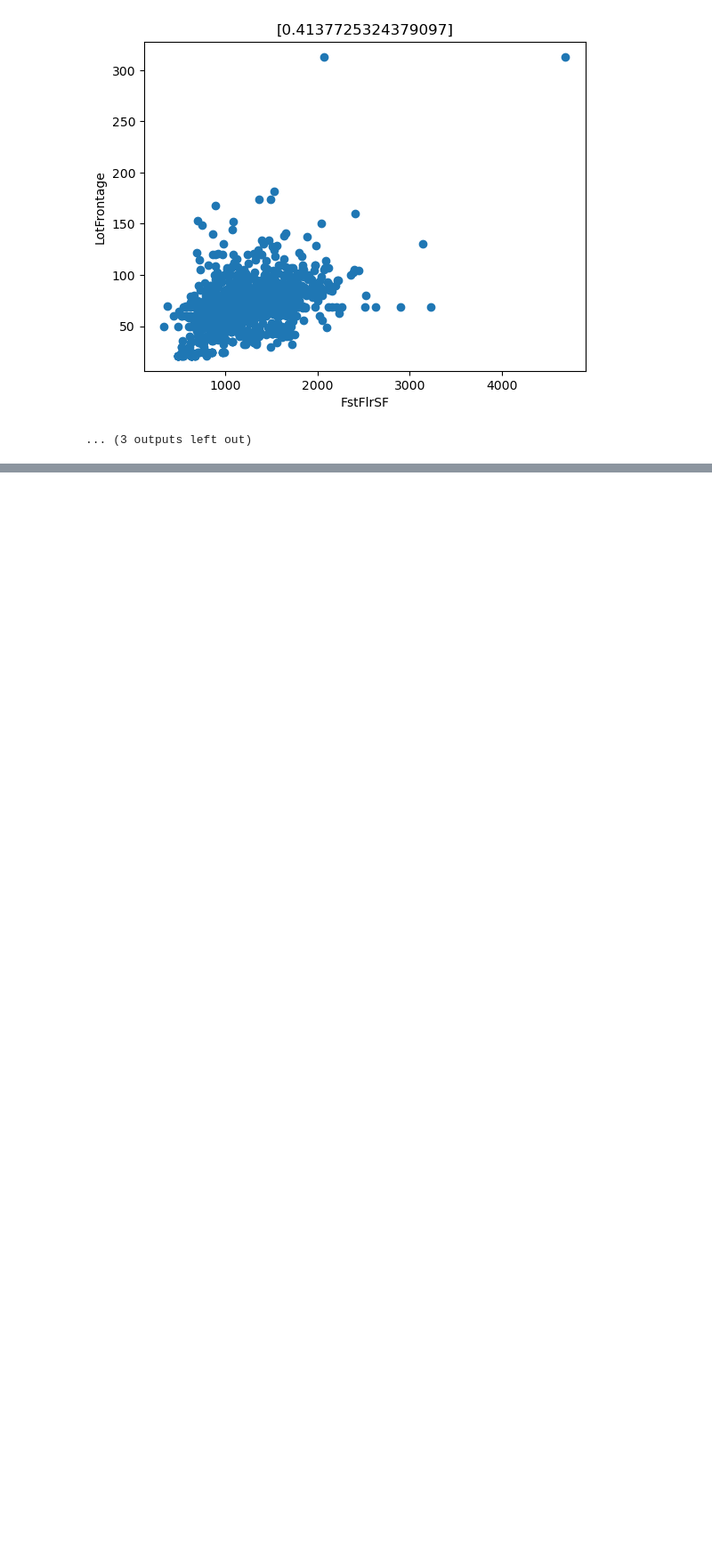
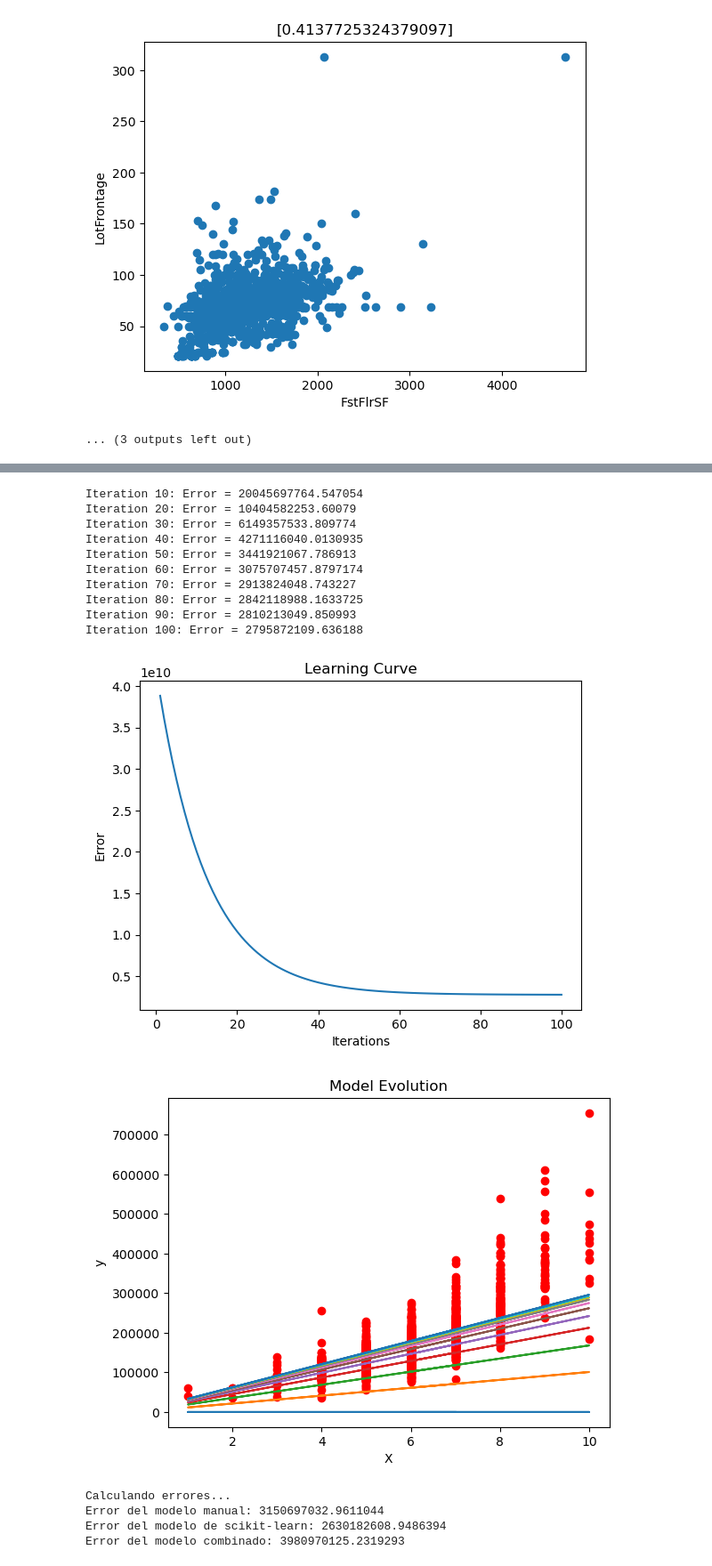
Before and after one commit to dihego2402/ASfifds, a Jupyter notebook: Proyecto.ipynb, the cells around one changed output, grey strips where cells are left out. Shown: that part at 89% size. Cells and saved outputs as stored; diff of their text form; code cells hidden in the pictures; blank space fills up the shorter version.

```diff
--- a/Proyecto.ipynb
+++ b/Proyecto.ipynb
@@ -160,3 +155,13 @@ Dividiendo datos en entrenamiento y validación...
+# %%
+tamano_total = len(df_ma)
+porcentaje_entrenamiento = 0.8
+
+# Calcular el índice para dividir datos
+indice_div = int(tamano_total * porcentaje_entrenamiento)
+
+# Dividir los datos en conjunto de entrenamiento y testing
+data_entre = dataset[:indice_div, :]
+data_val = dataset[indice_div:, :]
 # %%
 print("Dimensiones del conjunto de entrenamiento:", data_entre.shape)
 print("Dimensiones del conjunto de validación/pruebas:", data_val.shape)
@@ -564,0 +376,56 @@ Conclusión: El modelo de Scikit-learn es el mejor.
+# %%
+X_train = df_tr['OverallQual'].values
+y_train = df_tr['SalePrice'].values
+
+X = df_val['OverallQual'].values
+y_test = df_val['SalePrice'].values
+
+lr_comparison = LinearRegression(alpha=0.001, epochs=100, print_error_each=10)
+
+lr_comparison.train_manual_model(X_train, y_train)
+
+lr_comparison.plot_learning_curve()
+
+lr_comparison.plot_model_evolution(X_train, y_train, n=10)
+
+lr_comparison.train_sklearn_model(X_train, y_train)
+
+manual_preds, sklearn_preds, combined_preds = lr_comparison.predict_combined(X_test)
+
+print("Calculando errores...")
+error_manual = lr_comparison._calculate_error(y_val, manual_preds[-1])
+error_sklearn = lr_comparison._calculate_error(y_val, sklearn_preds)
+error_combined = lr_comparison._calculate_error(y_val, combined_preds)
+
+print(f"Error del modelo manual: {error_manual}")
+print(f"Error del modelo de scikit-learn: {error_sklearn}")
+print(f"Error del modelo combinado: {error_combined}")
+
+plt.bar(['Manual', 'Sklearn', 'Combined'], [error_manual, error_sklearn, error_combined])
+plt.title('Errors')
+plt.ylabel('MSE')
+plt.show()
+
+if error_manual < error_sklearn and error_manual < error_combined:
+    print("Conclusión: El modelo manual es el mejor.")
+elif error_sklearn < error_manual and error_sklearn < error_combined:
+    print("Conclusión: El modelo de Scikit-learn es el mejor.")
+else:
+    print("Conclusión: El modelo comvinado es el mejor.")
+# %% [output]
+Iteration 10: Error = 20045697764.547054
+Iteration 20: Error = 10404582253.60079
+Iteration 30: Error = 6149357533.809774
+Iteration 40: Error = 4271116040.0130935
+Iteration 50: Error = 3441921067.786913
+Iteration 60: Error = 3075707457.8797174
+Iteration 70: Error = 2913824048.743227
+Iteration 80: Error = 2842118988.1633725
+Iteration 90: Error = 2810213049.850993
+Iteration 100: Error = 2795872109.636188
+[figure, added]
+[figure, added]
+Calculando errores...
+Error del modelo manual: 3150697032.9611044
+Error del modelo de scikit-learn: 2630182608.9486394
+Error del modelo combinado: 3980970125.2319293
```
Also changed, not shown: parts of 8 cells of this notebook.
